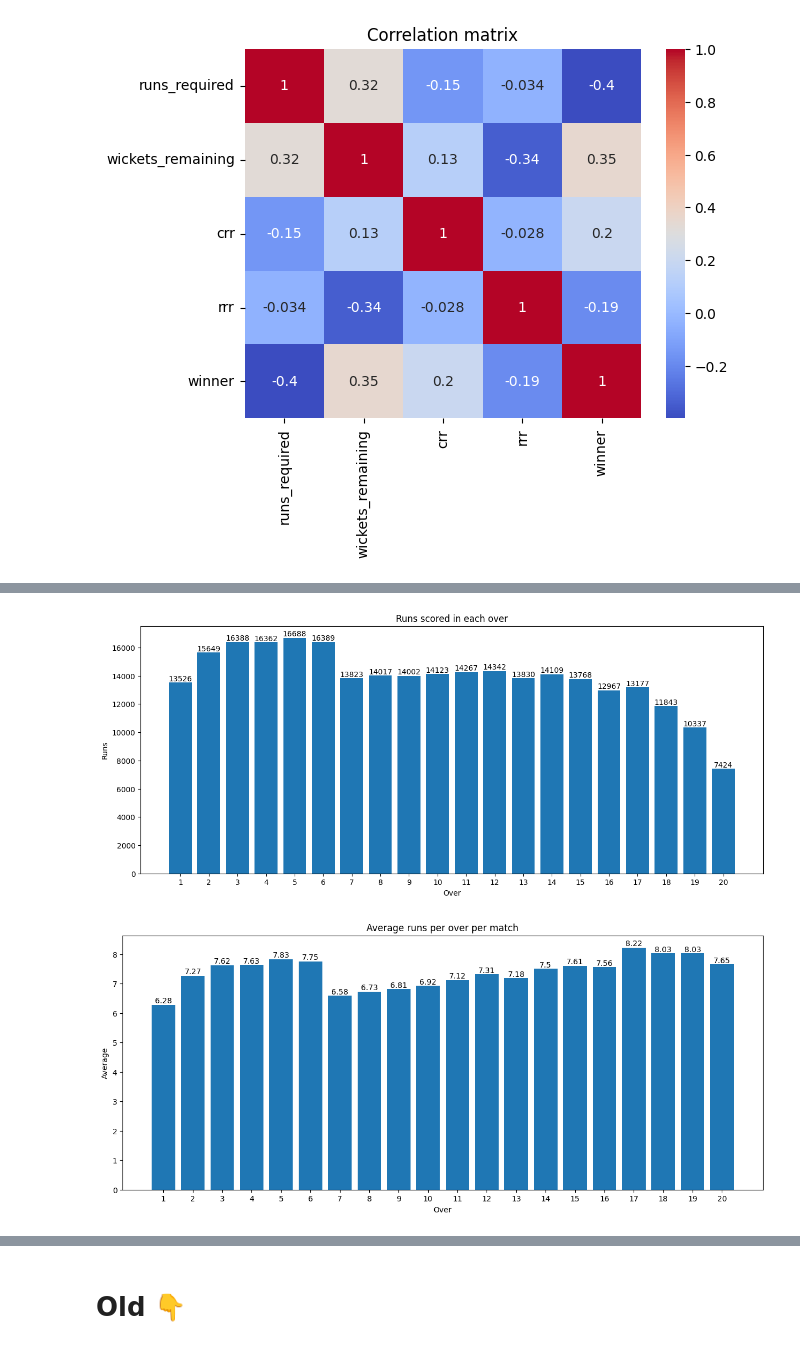
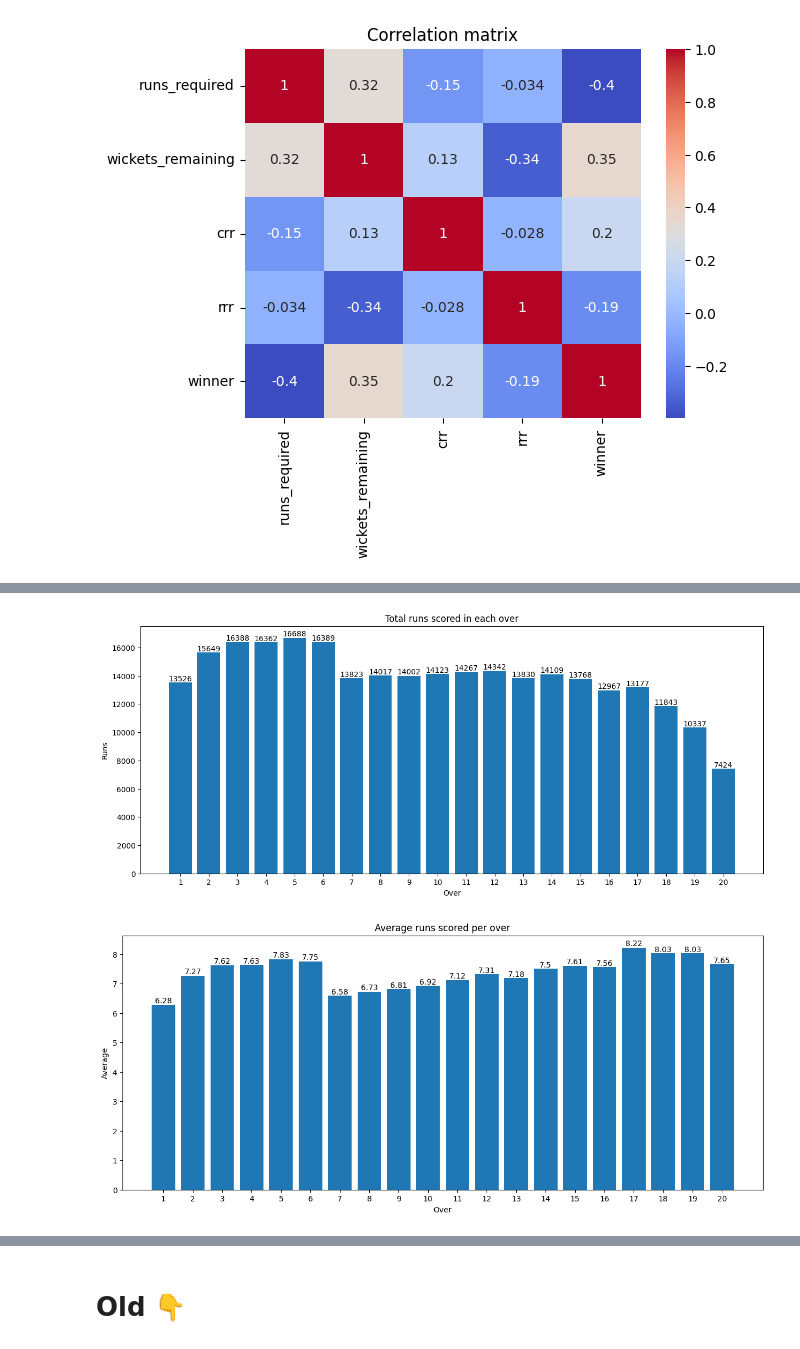
Before and after one commit to rushabhhere/t20-winner-prediction, a Jupyter notebook: visualize.ipynb, the cells around one changed output, grey strips where cells are left out. Saved outputs shown, nothing was run; the diff lists cells and outputs as text; code cells hidden in the pictures.

```diff
--- a/visualize.ipynb
+++ b/visualize.ipynb
@@ -63,20 +63,20 @@ plt.show()
 # %%
 # which over sees the most runs
 runs = df.copy()
 runs['over'] = runs['ball'].apply(lambda x: int(str(x + 1).split('.')[0]))
 runs['total_runs'] = runs['runs_off_bat'] + runs['extras']
 runs = runs.groupby('over')['total_runs'].sum().reset_index(name='runs')
 plt.figure(figsize=(15, 6))
 plt.bar(runs['over'], runs['runs'])
 for i, runs in enumerate(runs['runs']):
     plt.text(i + 1, runs, str(runs), ha='center', va='bottom')
 plt.xticks(np.arange(1, 21, 1))
-plt.title('Runs scored in each over')
+plt.title('Total runs scored in each over')
 plt.xlabel('Over')
 plt.ylabel('Runs')
 plt.show()
 # %% [output]
-[figure, old version]
+[figure, new version]
 # %%
 # average runs per over per match
 runs = df.copy()
@@ -89,12 +89,12 @@ plt.bar(runs['over'], runs['average'])
 for i, average in enumerate(runs['average']):
     plt.text(i + 1, average, str(round(average, 2)), ha='center', va='bottom')
 plt.xticks(np.arange(1, 21, 1))
-plt.title('Average runs per over per match')
+plt.title('Average runs scored per over')
 plt.xlabel('Over')
 plt.ylabel('Average')
 plt.show()
 # %% [output]
-[figure, old version]
+[figure, new version]
 # %%
 # line chart of runs per over per match and wickets per over per match
 # use already existing dfs, we have the data
```
Also changed, not shown: parts of 4 cells of this notebook, 1 other file.
